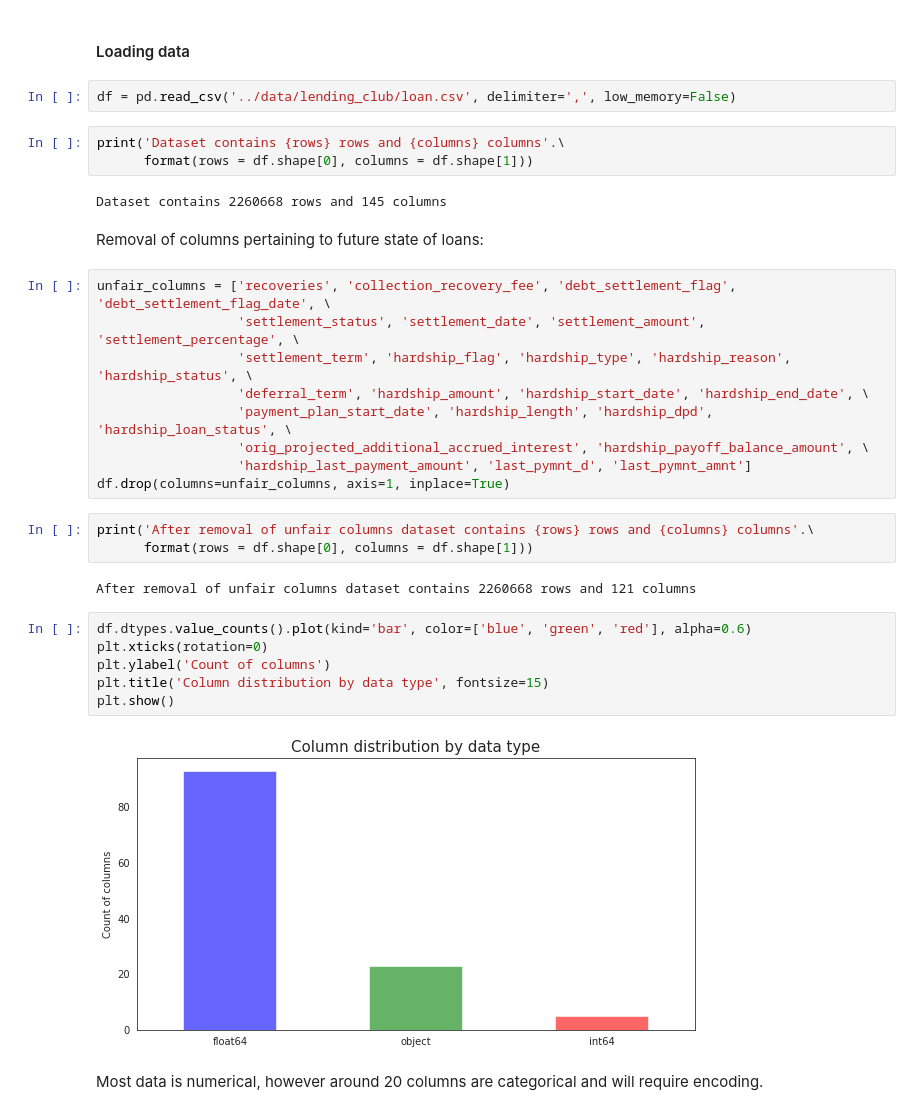
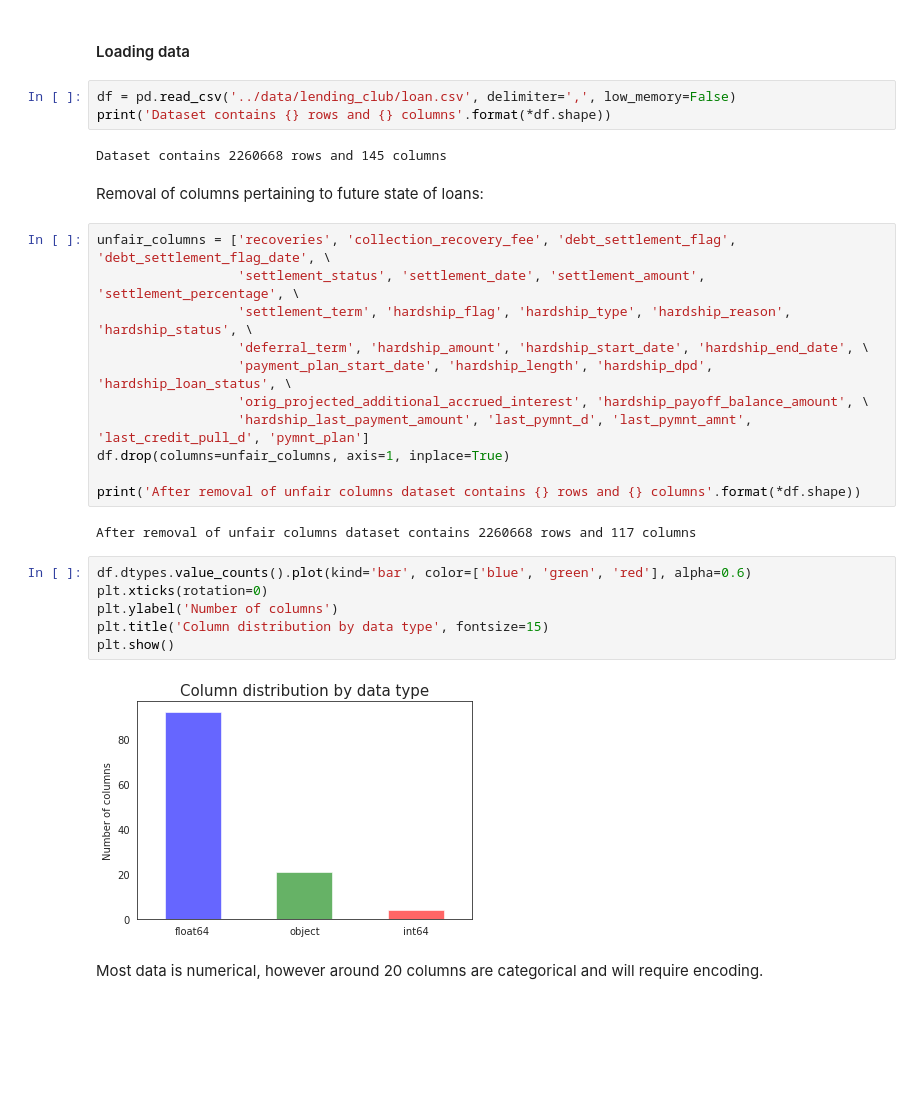
Before and after one commit to lifeofchisqrt/Lending-Club-Loan-Default-Prediction, a Jupyter notebook: Lending Club Loan Default Prediction.ipynb, the cells around one changed output. Cells and saved outputs as stored; diff of their text form; blank space fills up the shorter version.

Commit message:
added functions for droping columns

```diff
--- a/Lending Club Loan Default Prediction.ipynb
+++ b/Lending Club Loan Default Prediction.ipynb
@@ -49,11 +49,9 @@ pd.set_option('display.max_rows', 50)
 #### Loading data
 # %%
 df = pd.read_csv('../data/lending_club/loan.csv', delimiter=',', low_memory=False)
+print('Dataset contains {} rows and {} columns'.format(*df.shape))
+# %% [output]
+Dataset contains 2260668 rows and 145 columns
-# %%
-print('Dataset contains {rows} rows and {columns} columns'.\
-      format(rows = df.shape[0], columns = df.shape[1]))
-# %% [output]
-Dataset contains 2260668 rows and 145 columns
 # %% [markdown]
 Removal of columns pertaining to future state of loans:
 # %%
@@ -63,21 +61,20 @@ unfair_columns = ['recoveries', 'collection_recovery_fee', 'debt_settlement_flag
                   'deferral_term', 'hardship_amount', 'hardship_start_date', 'hardship_end_date', \
                   'payment_plan_start_date', 'hardship_length', 'hardship_dpd', 'hardship_loan_status', \
                   'orig_projected_additional_accrued_interest', 'hardship_payoff_balance_amount', \
-                  'hardship_last_payment_amount', 'last_pymnt_d', 'last_pymnt_amnt']
+                  'hardship_last_payment_amount', 'last_pymnt_d', 'last_pymnt_amnt', 'last_credit_pull_d', 'pymnt_plan']
 df.drop(columns=unfair_columns, axis=1, inplace=True)
+
+print('After removal of unfair columns dataset contains {} rows and {} columns'.format(*df.shape))
+# %% [output]
+After removal of unfair columns dataset contains 2260668 rows and 117 columns
-# %%
-print('After removal of unfair columns dataset contains {rows} rows and {columns} columns'.\
-      format(rows = df.shape[0], columns = df.shape[1]))
-# %% [output]
-After removal of unfair columns dataset contains 2260668 rows and 121 columns
 # %%
 df.dtypes.value_counts().plot(kind='bar', color=['blue', 'green', 'red'], alpha=0.6)
 plt.xticks(rotation=0)
-plt.ylabel('Count of columns')
+plt.ylabel('Number of columns')
 plt.title('Column distribution by data type', fontsize=15)
 plt.show()
 # %% [output]
-[figure, old version]
+[figure, new version]
 # %% [markdown]
 Most data is numerical, however around 20 columns are categorical and will require encoding.
 # %% [markdown]
```
Also changed, not shown: parts of 48 cells of this notebook.
